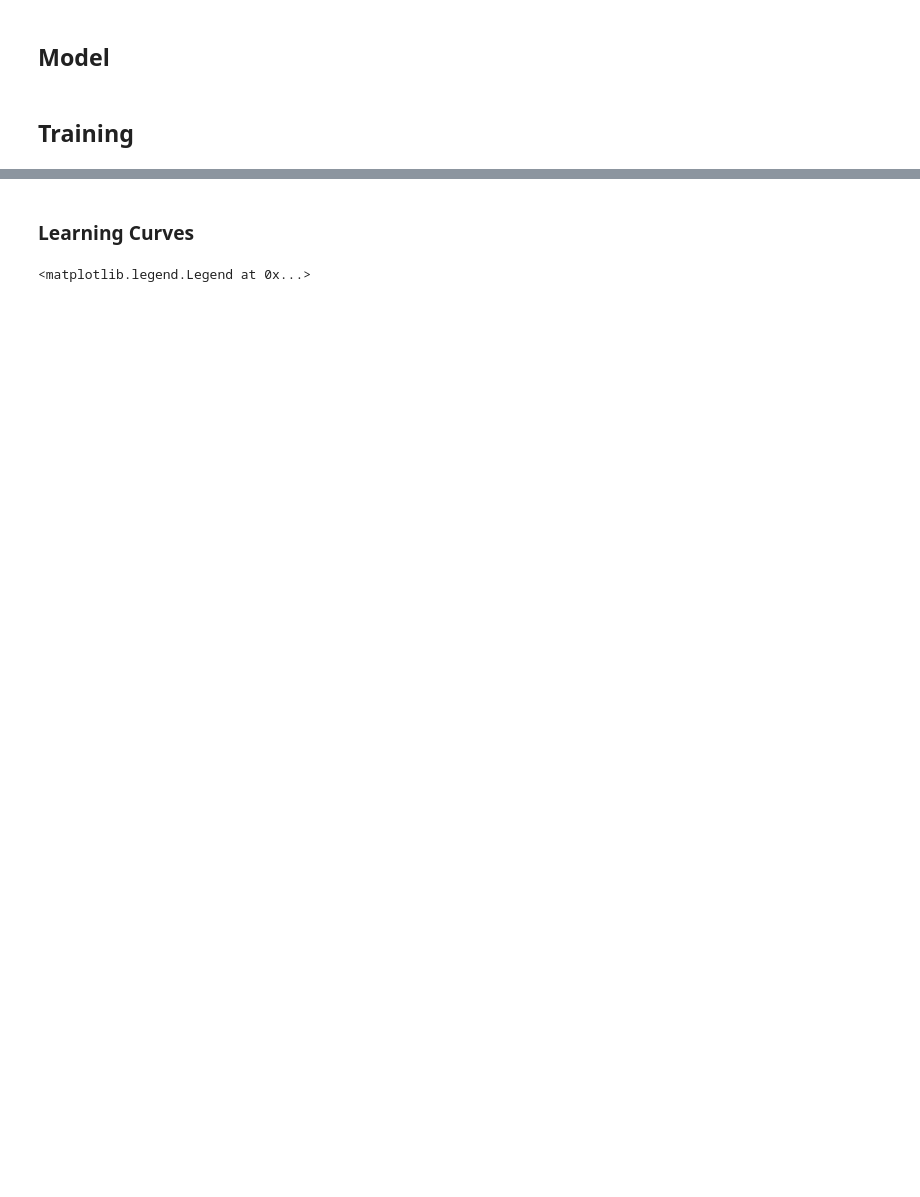
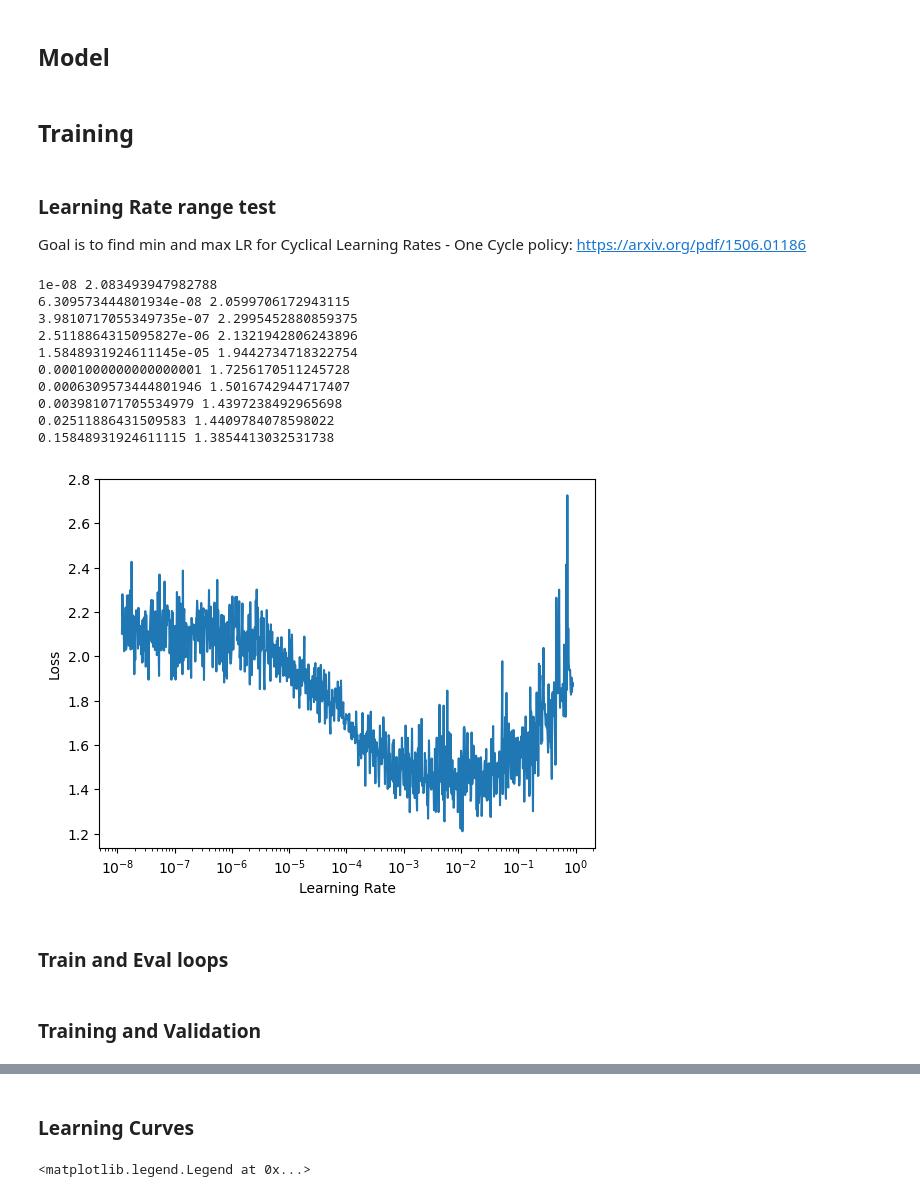
Before and after one commit to MartinRajniak/Audio-Emotion-Classifier, a Jupyter notebook: audio_emotion_classifier.ipynb, the cells around one changed output, grey strips where cells are left out. Drawn from its saved outputs; the diff is of its cells as text; code cells hidden in the pictures; blank space fills up the shorter version.

```diff
--- a/audio_emotion_classifier.ipynb
+++ b/audio_emotion_classifier.ipynb
@@ -416,3 +418,7 @@ class NeuralNetwork(nn.Module):
         return x
 # %% [markdown]
 ## Training
+# %% [markdown]
+### Learning Rate range test
+
+Goal is to find min and max LR for Cyclical Learning Rates - One Cycle policy: https://arxiv.org/pdf/1506.01186
@@ -419 +517,32 @@ class NeuralNetwork(nn.Module):
+# %%
+rerun_lr_test = False
+if rerun_lr_test:
+    start_lr = 1e-8
+    end_lr = 10
+    num_iter = 1000
+
+    # Keep same as training code
+    model = NeuralNetwork().to(device)
+    loss_fn = nn.CrossEntropyLoss()
+    optimizer = Adam(model.parameters(), lr=start_lr)
+
+    lr_finder = LRFinder(model, optimizer, loss_fn, device)
+
+    lrs, losses = lr_finder.range_test(train_dataloader, start_lr, end_lr, num_iter)
+
+    lr_finder.plot()
+# %% [output]
+1e-08 2.083493947982788
+6.309573444801934e-08 2.0599706172943115
+3.9810717055349735e-07 2.2995452880859375
+2.5118864315095827e-06 2.1321942806243896
+1.5848931924611145e-05 1.9442734718322754
+0.0001000000000000001 1.7256170511245728
+0.0006309573444801946 1.5016742944717407
+0.003981071705534979 1.4397238492965698
+0.02511886431509583 1.4409784078598022
+0.15848931924611115 1.3854413032531738
+[figure, added]
+# %% [markdown]
+### Train and Eval loops
 # %%
@@ -465,6 +595,8 @@ def eval_loop(device, dataloader, model, loss_fn):
     accuracy = 100.0 * correct / size
 
     return loss, accuracy
+# %% [markdown]
+### Training and Validation
 # %%
 mlflow.start_run()
 mlflow.log_params(params)
```
Also changed, not shown: parts of 14 cells of this notebook, 1 other file.
